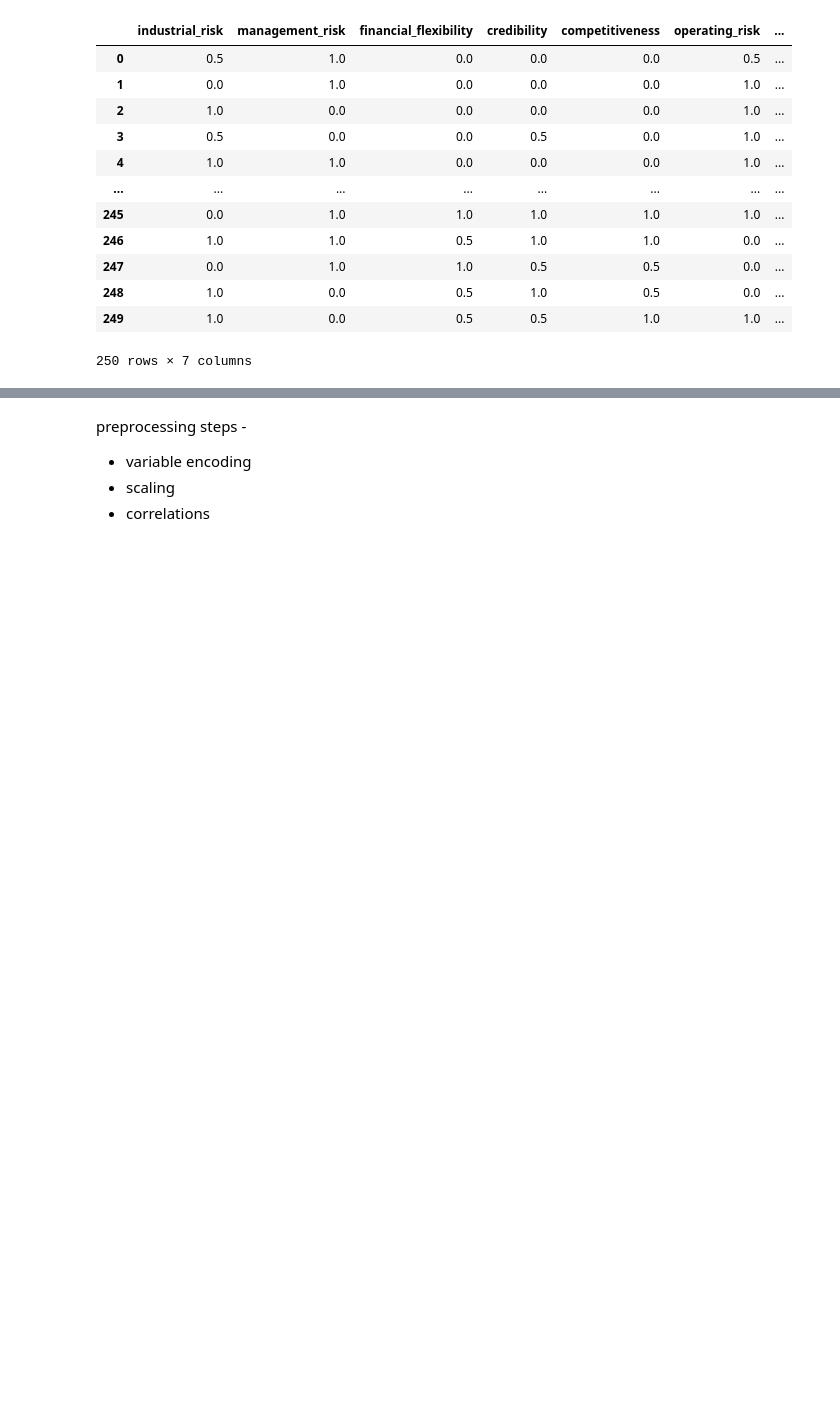
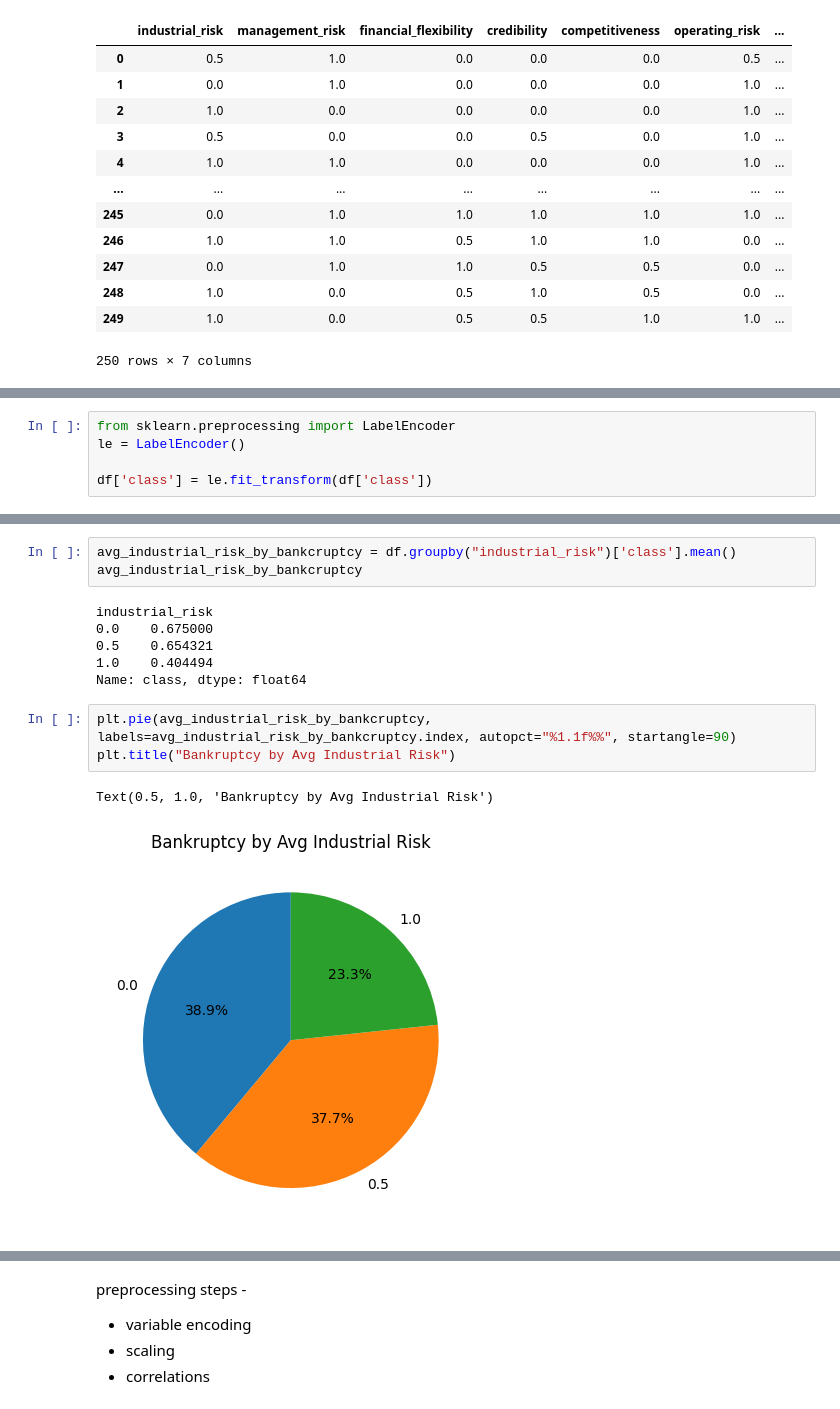
Before and after one commit to chaudharijay/Bankcruptcy-Prediction-using-ML, a Jupyter notebook: model.ipynb, the cells around one changed output, grey strips where cells are left out. Drawn from its saved outputs; the diff is of its cells as text; blank space fills up the shorter version.

Commit message:
eda added, pca heatmap added

```diff
--- a/model.ipynb
+++ b/model.ipynb
@@ -21,0 +83,5 @@ df
+# %%
+from sklearn.preprocessing import LabelEncoder
+le = LabelEncoder()
+
+df['class'] = le.fit_transform(df['class'])
@@ -21,0 +104,15 @@ df
+# %%
+avg_industrial_risk_by_bankcruptcy = df.groupby("industrial_risk")['class'].mean()
+avg_industrial_risk_by_bankcruptcy
+# %% [output]
+industrial_risk
+0.0    0.675000
+0.5    0.654321
+1.0    0.404494
+Name: class, dtype: float64
+# %%
+plt.pie(avg_industrial_risk_by_bankcruptcy, labels=avg_industrial_risk_by_bankcruptcy.index, autopct="%1.1f%%", startangle=90)
+plt.title("Bankruptcy by Avg Industrial Risk")
+# %% [output]
+Text(0.5, 1.0, 'Bankruptcy by Avg Industrial Risk')
+[figure, added]
```
Also changed, not shown: parts of 12 cells of this notebook, 1 other file.
